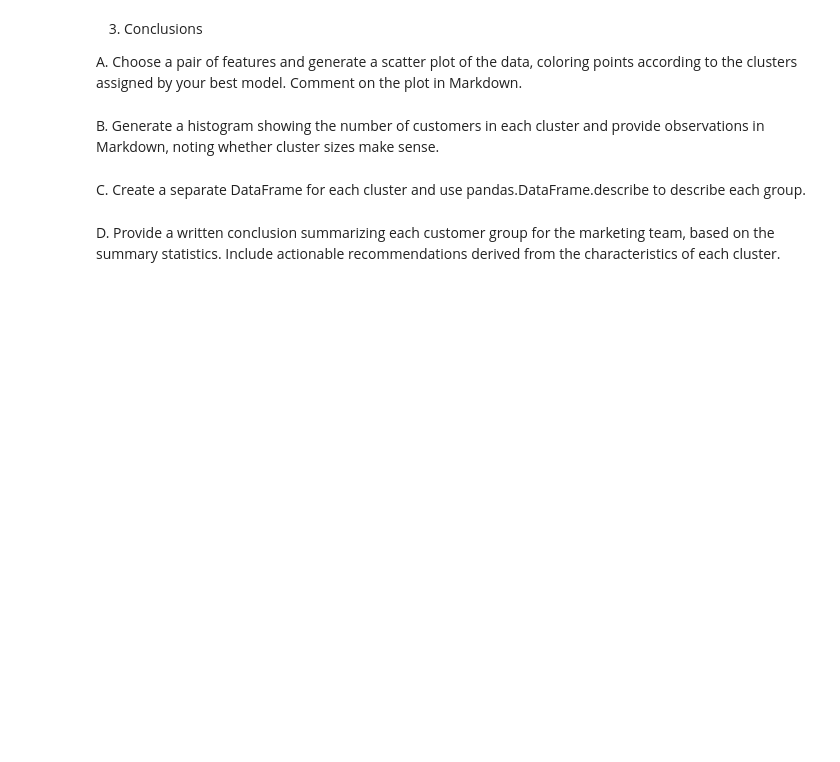
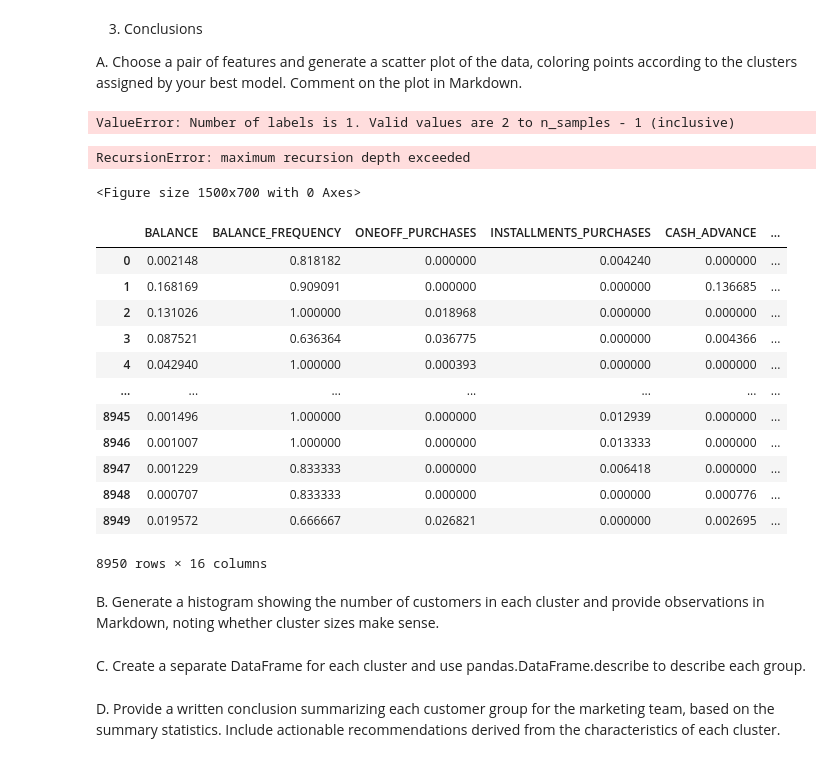
Before and after one commit to Hunteracademic/Unsupervised_assignment_1, a Jupyter notebook: Asg_02.ipynb, the cells around one changed output. Drawn from its saved outputs; the diff is of its cells as text; code cells hidden in the pictures; blank space fills up the shorter version.

```diff
--- a/Asg_02.ipynb
+++ b/Asg_02.ipynb
@@ -487,0 +353,8 @@ dfs_combined
+# %%
+Z = linkage(scaled_x, method='single', metric='cityblock')  # Manhattan
+selected_model = fcluster(Z, t=4, criterion='maxclust')
+
+print("selected_model type:", type(selected_model))
+print("selected_model shape:", np.shape(selected_model))
+print("unique labels:", np.unique(selected_model))
+print(pd.Series(selected_model).value_counts().sort_index())
@@ -489,6 +371,49 @@ dfs_combined
 3. Conclusions
 
 A. Choose a pair of features and generate a scatter plot of the data, coloring points according to the clusters assigned by your best model. Comment on the plot in Markdown.
+# %%
+test_distances = linkage(scaled_x, method='single', metric='cityblock')
+# Good height gap at distance 22 using the ward method:
+scipy_clusters = fcluster(test_distances, 22, criterion="distance")
+sil_score = silhouette_score(scaled_x, scipy_clusters, metric="manhattan")
+
+scipy_counts = pd.Series(scipy_clusters).value_counts().sort_index()
+sns.barplot(x=scipy_counts.index, y=scipy_counts.values)
+plt.xlabel('Cluster Label')
+plt.ylabel('Number of Points')
+plt.title('Cluster Sizes using Ward Method with Euclidean Distance')
+plt.show()
+# %% [output]
+ValueError: Number of labels is 1. Valid values are 2 to n_samples - 1 (inclusive)
+# %%
+
+plt.figure(figsize=(15, 7))
+scipy_distances = linkage(scaled_x, method='single', metric='cityblock')
+dendrogram(scipy_distances, truncate_mode='lastp', p=30, show_contracted=True)
+plt.title(f'Hierarchical Clustering Dendrogram (Single Linkage)')
+plt.xlabel('Cluster Size')
+plt.ylabel('Distance')
+plt.show()
+# %% [output]
+RecursionError: maximum recursion depth exceeded
+<Figure size 1500x700 with 0 Axes>
+# %%
+df_scaled['Cluster'] = selected_model
+df_scaled
+# %% [output]
+|  | BALANCE | BALANCE_FREQUENCY | ONEOFF_PURCHASES | INSTALLMENTS_PURCHASES | CASH_ADVANCE | ... |
+| 0 | 0.002148 | 0.818182 | 0.000000 | 0.004240 | 0.000000 | ... |
+| 1 | 0.168169 | 0.909091 | 0.000000 | 0.000000 | 0.136685 | ... |
+| 2 | 0.131026 | 1.000000 | 0.018968 | 0.000000 | 0.000000 | ... |
+| 3 | 0.087521 | 0.636364 | 0.036775 | 0.000000 | 0.004366 | ... |
+| 4 | 0.042940 | 1.000000 | 0.000393 | 0.000000 | 0.000000 | ... |
+| ... | ... | ... | ... | ... | ... | ... |
+| 8945 | 0.001496 | 1.000000 | 0.000000 | 0.012939 | 0.000000 | ... |
+| 8946 | 0.001007 | 1.000000 | 0.000000 | 0.013333 | 0.000000 | ... |
+| 8947 | 0.001229 | 0.833333 | 0.000000 | 0.006418 | 0.000000 | ... |
+| 8948 | 0.000707 | 0.833333 | 0.000000 | 0.000000 | 0.000776 | ... |
+| 8949 | 0.019572 | 0.666667 | 0.026821 | 0.000000 | 0.002695 | ... |
+8950 rows × 16 columns
 # %% [markdown]
 B. Generate a histogram showing the number of customers in each cluster and provide observations in Markdown, noting whether cluster sizes make sense.
 # %% [markdown]
```
Also changed, not shown: parts of 19 cells of this notebook.
